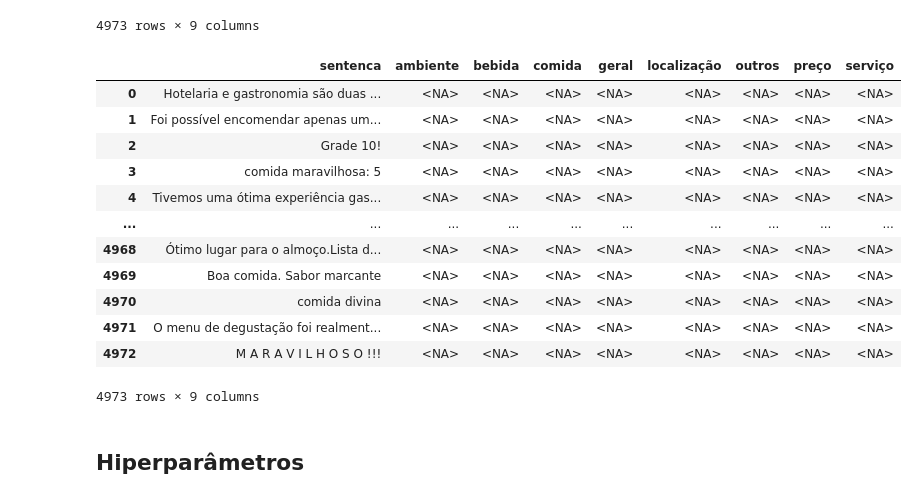
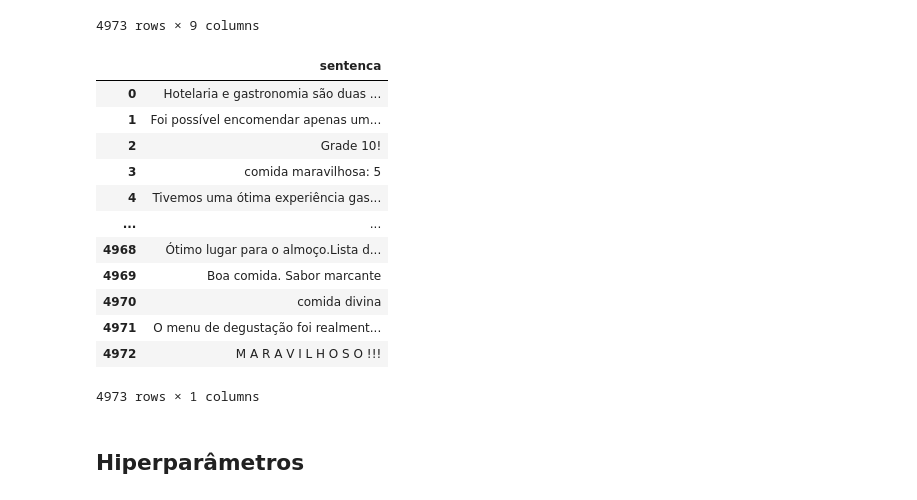
Before and after one commit to zeneto11/paper-restaurant_reviews_pt2, a Jupyter notebook: case_study/case-study.ipynb, the cells around one changed output. Cells and saved outputs as stored; diff of their text form; code cells hidden in the pictures.

Commit message:
Correcao notebook bertimbau para estudo de caso

```diff
--- a/case_study/case-study.ipynb
+++ b/case_study/case-study.ipynb
@@ -40,24 +40,22 @@ labels = ['ambiente', 'bebida', 'comida', 'geral',
 # %%
 # Renomeando a coluna de df
 df = df_case_study[['comment_text_translated']].copy()
 df.rename(columns={'comment_text_translated': 'sentenca'}, inplace=True)
-for label in labels:
-    df[label] = pd.NA
 df
 # %% [output]
-|  | sentenca | ambiente | bebida | comida | geral | localização | outros | preço | serviço |
-| 0 | Hotelaria e gastronomia são duas ... | <NA> | <NA> | <NA> | <NA> | <NA> | <NA> | <NA> | <NA> |
-| 1 | Foi possível encomendar apenas um... | <NA> | <NA> | <NA> | <NA> | <NA> | <NA> | <NA> | <NA> |
-| 2 | Grade 10! | <NA> | <NA> | <NA> | <NA> | <NA> | <NA> | <NA> | <NA> |
-| 3 | comida maravilhosa: 5 | <NA> | <NA> | <NA> | <NA> | <NA> | <NA> | <NA> | <NA> |
-| 4 | Tivemos uma ótima experiência gas... | <NA> | <NA> | <NA> | <NA> | <NA> | <NA> | <NA> | <NA> |
-| ... | ... | ... | ... | ... | ... | ... | ... | ... | ... |
-| 4968 | Ótimo lugar para o almoço.Lista d... | <NA> | <NA> | <NA> | <NA> | <NA> | <NA> | <NA> | <NA> |
-| 4969 | Boa comida. Sabor marcante | <NA> | <NA> | <NA> | <NA> | <NA> | <NA> | <NA> | <NA> |
-| 4970 | comida divina | <NA> | <NA> | <NA> | <NA> | <NA> | <NA> | <NA> | <NA> |
-| 4971 | O menu de degustação foi realment... | <NA> | <NA> | <NA> | <NA> | <NA> | <NA> | <NA> | <NA> |
-| 4972 | M A R A V I L H O S O !!! | <NA> | <NA> | <NA> | <NA> | <NA> | <NA> | <NA> | <NA> |
+|  | sentenca |
+| 0 | Hotelaria e gastronomia são duas ... |
+| 1 | Foi possível encomendar apenas um... |
+| 2 | Grade 10! |
+| 3 | comida maravilhosa: 5 |
+| 4 | Tivemos uma ótima experiência gas... |
+| ... | ... |
+| 4968 | Ótimo lugar para o almoço.Lista d... |
+| 4969 | Boa comida. Sabor marcante |
+| 4970 | comida divina |
+| 4971 | O menu de degustação foi realment... |
+| 4972 | M A R A V I L H O S O !!! |
-4973 rows × 9 columns
+4973 rows × 1 columns
 # %% [markdown]
 ## Hiperparâmetros
 # %%
```
Also changed, not shown: parts of 3 cells of this notebook, 2 other files.
